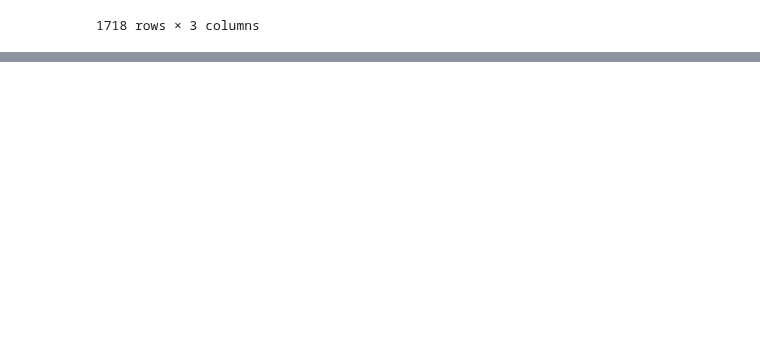
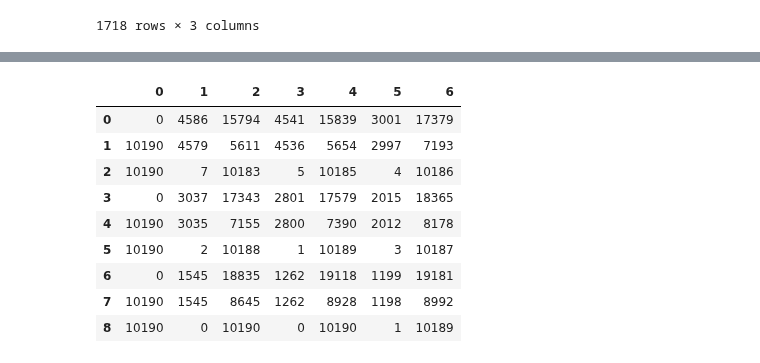
Before and after one commit to changsooooooooooo/DL-News-Impact-on-Stock, a Jupyter notebook: sentence/news_sentence_transformer.ipynb, the cells around one changed output, grey strips where cells are left out. Drawn from its saved outputs; the diff is of its cells as text; code cells hidden in the pictures; blank space fills up the shorter version.

```diff
--- a/sentence/news_sentence_transformer.ipynb
+++ b/sentence/news_sentence_transformer.ipynb
@@ -197,0 +254,64 @@ print('2:TF-IDF:               ',len(ff1[ff1['tag']== ff1['tag2']]),'/',len(ff1)
+# %%
+t_ff = ff2[ff2['tag1'] == ff2['tag2']]
+f_ff = ff2[ff2['tag1'] != ff2['tag2']]
+f_ff = f_ff.sample(n= len(t_ff))
+ff2 = t_ff.append(f_ff, ignore_index=True)
+res = []
+cut = 0.6
+res.append([0,
+            len(ff2[ff2['m1_score'] >=cut]),len(ff2[ff2['m1_score'] < cut]),
+            len(ff2[ff2['m2_score'] >=cut]),len(ff2[ff2['m2_score'] < cut]),
+            len(ff2[ff2['m3_score'] >=cut]),len(ff2[ff2['m3_score'] < cut])])
+
+fff = ff2[ff2['tag1'] == ff2['tag2']]
+res.append([len(fff),
+            len(fff[fff['m1_score'] >=cut]),len(fff[fff['m1_score'] < cut]),
+            len(fff[fff['m2_score'] >=cut]),len(fff[fff['m2_score'] < cut]),
+            len(fff[fff['m3_score'] >=cut]),len(fff[fff['m3_score'] < cut])])
+fff = ff2[ff2['tag1'] != ff2['tag2']]
+res.append([len(fff),
+            len(fff[fff['m1_score'] >=cut]),len(fff[fff['m1_score'] < cut]),
+            len(fff[fff['m2_score'] >=cut]),len(fff[fff['m2_score'] < cut]),
+            len(fff[fff['m3_score'] >=cut]),len(fff[fff['m3_score'] < cut])])
+cut = 0.7
+res.append([0,
+            len(ff2[ff2['m1_score'] >=cut]),len(ff2[ff2['m1_score'] < cut]),
+            len(ff2[ff2['m2_score'] >=cut]),len(ff2[ff2['m2_score'] < cut]),
+            len(ff2[ff2['m3_score'] >=cut]),len(ff2[ff2['m3_score'] < cut])])
+fff = ff2[ff2['tag1'] == ff2['tag2']]
+res.append([len(fff),
+            len(fff[fff['m1_score'] >=cut]),len(fff[fff['m1_score'] < cut]),
+            len(fff[fff['m2_score'] >=cut]),len(fff[fff['m2_score'] < cut]),
+            len(fff[fff['m3_score'] >=cut]),len(fff[fff['m3_score'] < cut])])
+fff = ff2[ff2['tag1'] != ff2['tag2']]
+res.append([len(fff),
+            len(fff[fff['m1_score'] >=cut]),len(fff[fff['m1_score'] < cut]),
+            len(fff[fff['m2_score'] >=cut]),len(fff[fff['m2_score'] < cut]),
+            len(fff[fff['m3_score'] >=cut]),len(fff[fff['m3_score'] < cut])])
+cut = 0.8
+res.append([0,
+            len(ff2[ff2['m1_score'] >=cut]),len(ff2[ff2['m1_score'] < cut]),
+            len(ff2[ff2['m2_score'] >=cut]),len(ff2[ff2['m2_score'] < cut]),
+            len(ff2[ff2['m3_score'] >=cut]),len(ff2[ff2['m3_score'] < cut])])
+fff = ff2[ff2['tag1'] == ff2['tag2']]
+res.append([len(fff),
+            len(fff[fff['m1_score'] >=cut]),len(fff[fff['m1_score'] < cut]),
+            len(fff[fff['m2_score'] >=cut]),len(fff[fff['m2_score'] < cut]),
+            len(fff[fff['m3_score'] >=cut]),len(fff[fff['m3_score'] < cut])])
+fff = ff2[ff2['tag1'] != ff2['tag2']]
+res.append([len(fff),
+            len(fff[fff['m1_score'] >=cut]),len(fff[fff['m1_score'] < cut]),
+            len(fff[fff['m2_score'] >=cut]),len(fff[fff['m2_score'] < cut]),
+            len(fff[fff['m3_score'] >=cut]),len(fff[fff['m3_score'] < cut])])
+pd.DataFrame(res)
+# %% [output]
+|  | 0 | 1 | 2 | 3 | 4 | 5 | 6 |
+| 0 | 0 | 4586 | 15794 | 4541 | 15839 | 3001 | 17379 |
+| 1 | 10190 | 4579 | 5611 | 4536 | 5654 | 2997 | 7193 |
+| 2 | 10190 | 7 | 10183 | 5 | 10185 | 4 | 10186 |
+| 3 | 0 | 3037 | 17343 | 2801 | 17579 | 2015 | 18365 |
+| 4 | 10190 | 3035 | 7155 | 2800 | 7390 | 2012 | 8178 |
+| 5 | 10190 | 2 | 10188 | 1 | 10189 | 3 | 10187 |
+| 6 | 0 | 1545 | 18835 | 1262 | 19118 | 1199 | 19181 |
+| 7 | 10190 | 1545 | 8645 | 1262 | 8928 | 1198 | 8992 |
+| 8 | 10190 | 0 | 10190 | 0 | 10190 | 1 | 10189 |
```
Also changed, not shown: parts of 14 cells of this notebook, 5 other files.
